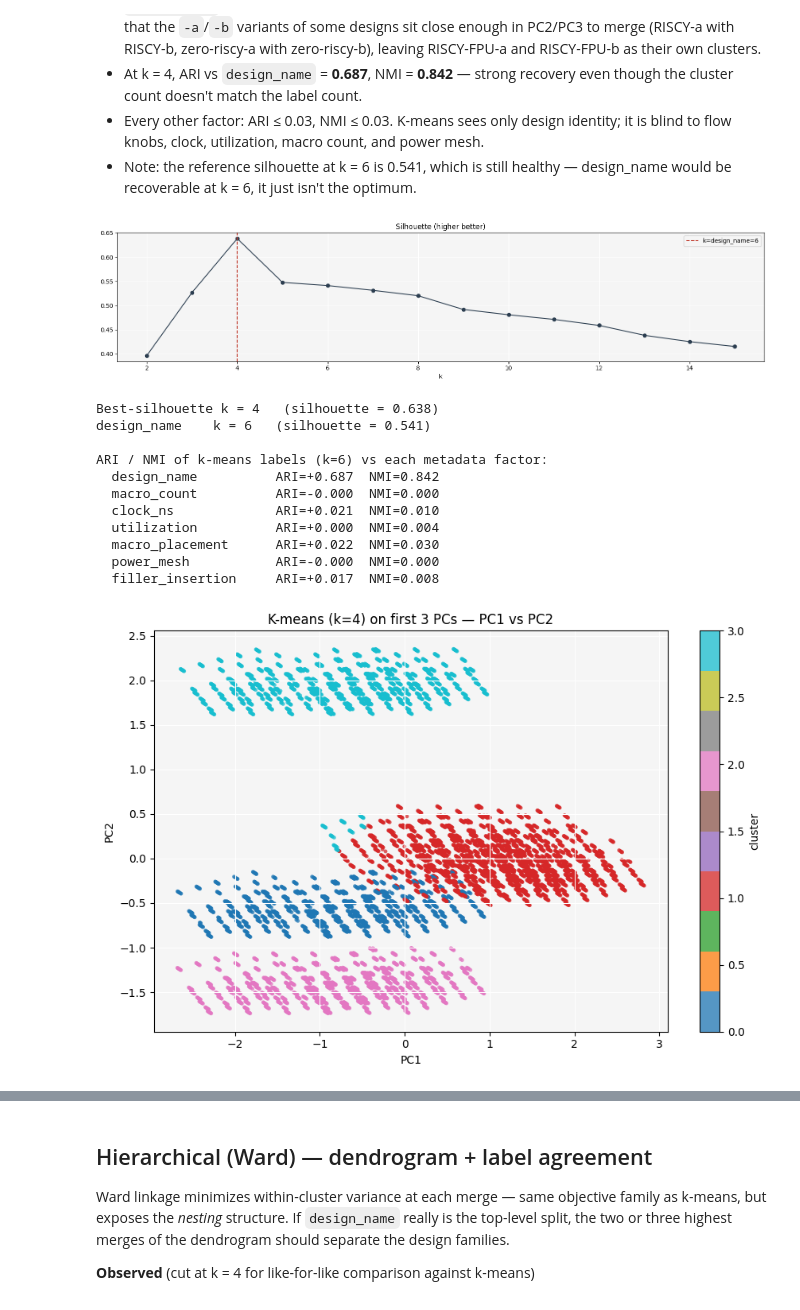
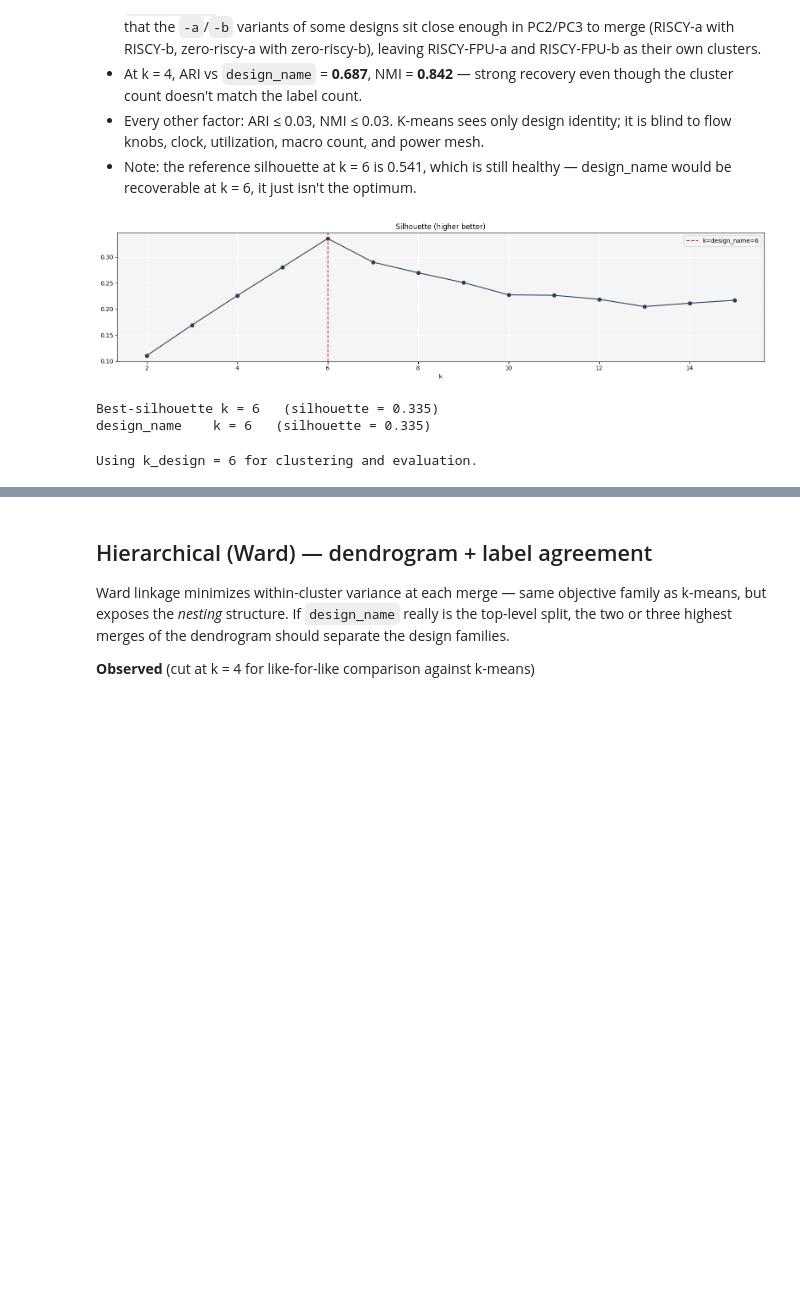
Before and after one commit to beppSpedicato/CircuitNet, a Jupyter notebook: dataset_description_and_partitioning/feature_axis_validation_N28.ipynb, the cells around one changed output, grey strips where cells are left out. Saved outputs shown, nothing was run; the diff lists cells and outputs as text; code cells hidden in the pictures; blank space fills up the shorter version.

```diff
--- a/dataset_description_and_partitioning/feature_axis_validation_N28.ipynb
+++ b/dataset_description_and_partitioning/feature_axis_validation_N28.ipynb
@@ -402,63 +404,34 @@ Order:
 - Note: the reference silhouette at k = 6 is 0.541, which is still healthy —
   design_name would be recoverable at k = 6, it just isn't the optimum.
 # %%
-from sklearn.metrics import (silhouette_score, davies_bouldin_score,
-                             adjusted_rand_score, normalized_mutual_info_score)
-
-Z3 = Z[:, :3]
+Z3 = Z # Z[:, :3]
 k_design = df_full['design_name'].nunique()
 
 ks = list(range(2, 16))
 sil, dbi, inertia = [], [], []
 for k in ks:
     km = KMeans(n_clusters=k, n_init=10, random_state=SEED)
     lab = km.fit_predict(Z3)
     sil.append(silhouette_score(Z3, lab))
 
 k_best_sil = ks[int(np.argmax(sil))]
 fig, axes = plt.subplots(1, 1, figsize=(16, 4))
 axes.plot(ks, sil, marker='o', color='#2c3e50')
 axes.axvline(k_best_sil, ls='--', color='#c0392b', label=f'k=design_name={k_design}')
 axes.set_title('Silhouette (higher better)')
 axes.set_xlabel('k')
 axes.legend()
 plt.tight_layout(); plt.show()
 
 print(f'Best-silhouette k = {k_best_sil}   (silhouette = {max(sil):.3f})')
 print(f'design_name    k = {k_design}   (silhouette = {sil[ks.index(k_design)]:.3f})')
-
-km = KMeans(n_clusters=k_best_sil, n_init=10, random_state=SEED)
-lab_km = km.fit_predict(Z3)
-print(f'\nARI / NMI of k-means labels (k={k_design}) vs each metadata factor:')
-for f in FACTOR_COLS:
-    if df_full[f].nunique() < 2:
-        continue
-    y = df_full[f].astype(str).to_numpy()
-    ari = adjusted_rand_score(y, lab_km)
-    nmi = normalized_mutual_info_score(y, lab_km)
-    print(f'  {f:20s} ARI={ari:+.3f}  NMI={nmi:.3f}')
-k_design = k_best_sil
-
-fig, ax = plt.subplots(figsize=(9, 6))
-sc_ = ax.scatter(Z3[:, 0], Z3[:, 1], c=lab_km, cmap='tab10',
-                 s=12, alpha=0.75, edgecolor='none')
-ax.set_title(f'K-means (k={k_design}) on first 3 PCs — PC1 vs PC2')
-ax.set_xlabel('PC1')
-ax.set_ylabel('PC2')
-plt.colorbar(sc_, ax=ax, label='cluster')
-plt.tight_layout()
-plt.show()
 # %% [output]
-[figure, old version]
+[figure, new version]
-Best-silhouette k = 4   (silhouette = 0.638)
-design_name    k = 6   (silhouette = 0.541)
-
-ARI / NMI of k-means labels (k=6) vs each metadata factor:
-  design_name          ARI=+0.687  NMI=0.842
-  macro_count          ARI=-0.000  NMI=0.000
-  clock_ns             ARI=+0.021  NMI=0.010
-  utilization          ARI=+0.000  NMI=0.004
-  macro_placement      ARI=+0.022  NMI=0.030
-  power_mesh           ARI=-0.000  NMI=0.000
-  filler_insertion     ARI=+0.017  NMI=0.008
+Best-silhouette k = 6   (silhouette = 0.335)
+design_name    k = 6   (silhouette = 0.335)
-[figure, removed]
+# %%
+# SET K HERE
+k_design = 6
+print(f'Using k_design = {k_design} for clustering and evaluation.')
+# %% [output]
+Using k_design = 6 for clustering and evaluation.
```
Also changed, not shown: parts of 6 cells of this notebook.
